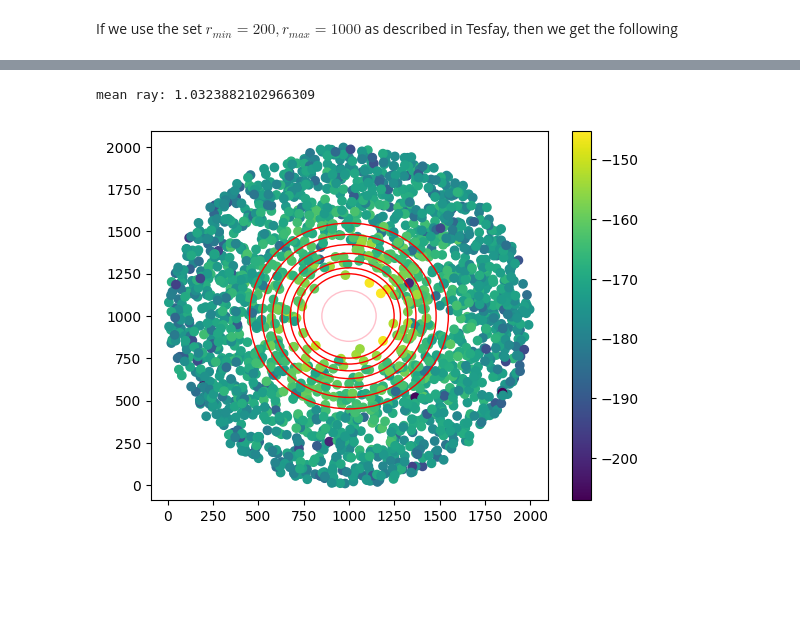
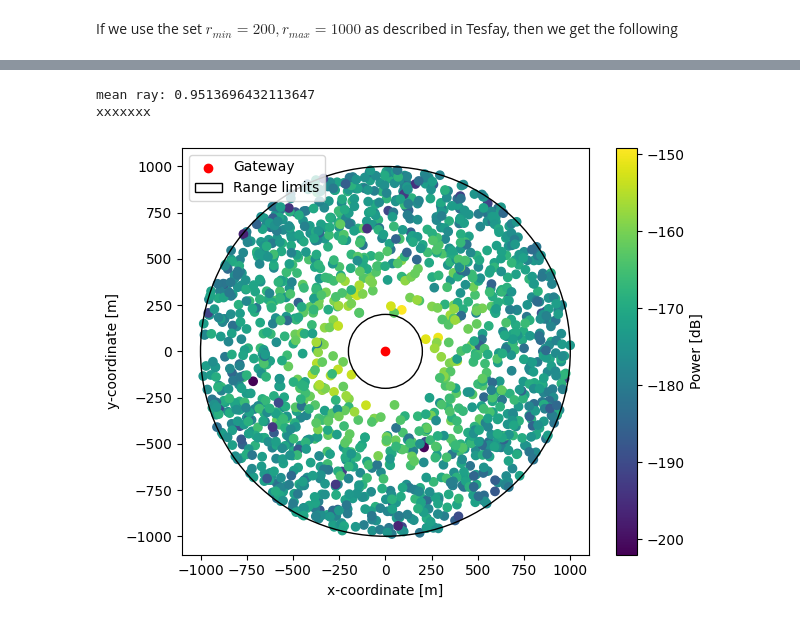
Before and after one commit to CKjaer/ml-lora-communication, a Jupyter notebook: ser_includes/SignalCalculations.ipynb, the cells around one changed output, grey strips where cells are left out. Cells and saved outputs as stored; diff of their text form; code cells hidden in the pictures; blank space fills up the shorter version.

```diff
--- a/ser_includes/SignalCalculations.ipynb
+++ b/ser_includes/SignalCalculations.ipynb
@@ -154,17 +154,34 @@ PI min: -175.02221771156684, max: -150.55826755980618, mean: -165.93474666967603
 # %%
-N = int(2e3)
+N = int(1.5e3)
+offset = 0
 R = np.sqrt(np.random.uniform(size = N))*800 + 200
 theta = np.random.uniform(size = N)*2*np.pi
 x = R*np.cos(theta)
 y = R*np.sin(theta)
 d_i = np.sqrt(x**2 + y**2)
 Pi = calcPSfromD(d_i, eta, True, tp)
-plt.scatter(x + 1000, y + 1000, c = calcTodB(Pi))
+plt.scatter(offset, offset, c = 'r', label="Gateway")
+plt.scatter(x + offset, y + offset, c = calcTodB(Pi),cmap='viridis')
 for i in range(len(SNR)):
-    plt.gca().add_patch(plt.Circle((1000,1000), d[i], edgecolor='r', facecolor='none'))
-plt.gca().add_patch(plt.Circle((1000,1000), calcTodB(PN0), edgecolor='pink', facecolor='none'))
-plt.colorbar()
-plt.show()
+    #plt.gca().add_patch(plt.Circle((1000,1000), d[i], edgecolor='r', facecolor='none'))
+    print("x", end="")
+plt.gca().add_patch(plt.Circle((offset,offset), 1000, edgecolor='black', facecolor='none', label="Range limits"))
+plt.gca().add_patch(plt.Circle((offset,offset), 200, edgecolor='black', facecolor='none'))
+plt.colorbar(label="Power [dB]")
+plt.xlabel("x-coordinate [m]")
+plt.ylabel("y-coordinate [m]")
+plt.gca().set_aspect('equal')
+plt.legend()
+plt.rcParams["legend.loc"] = 'upper left'
+#plt.show()
+
+plt.tight_layout()
+plt.savefig(
+    f"./distribution_of_transmitters.pdf",
+    format = "pdf",
+    bbox_inches = "tight"
+)
 # %% [output]
-mean ray: 1.0323882102966309
+mean ray: 0.9513696432113647
+xxxxxxx
-[figure, old version]
+[figure, new version]
```
Also changed, not shown: parts of 2 cells of this notebook, 6 other files.
